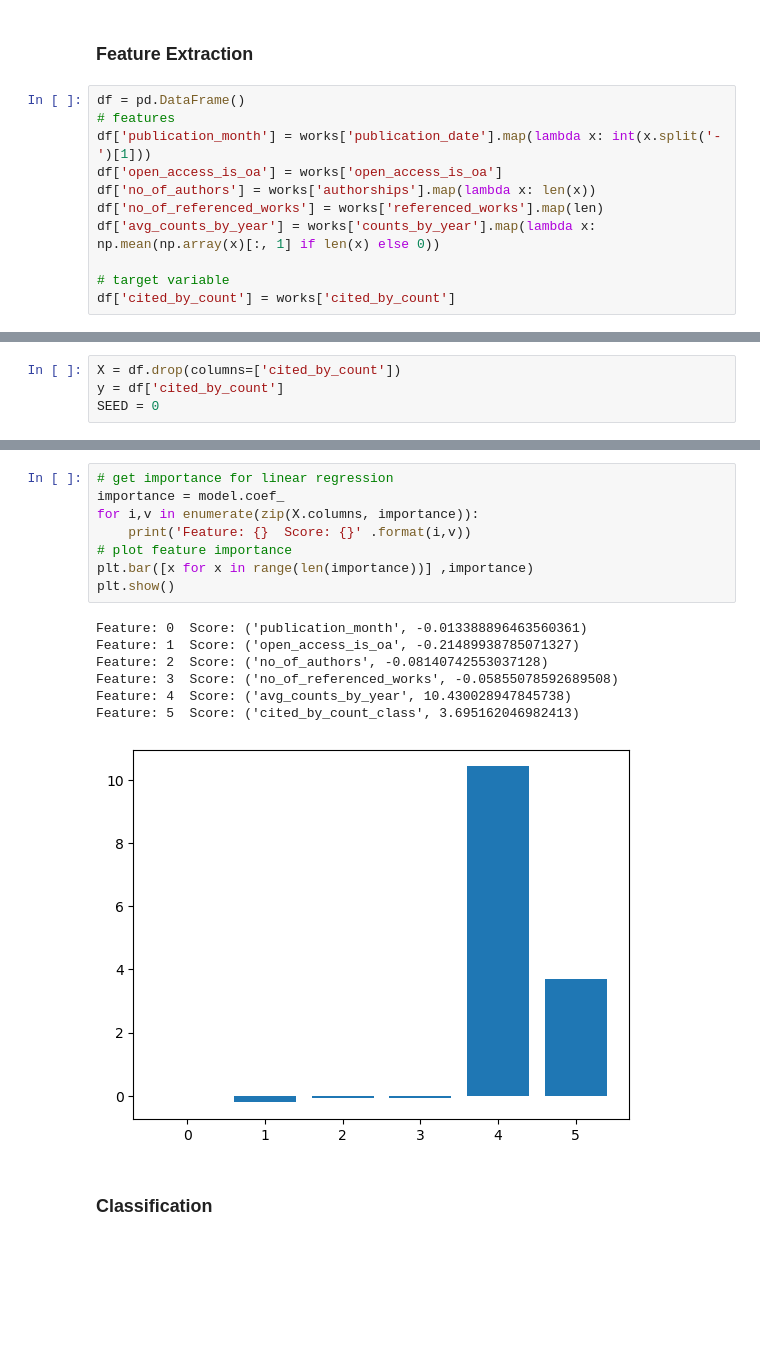
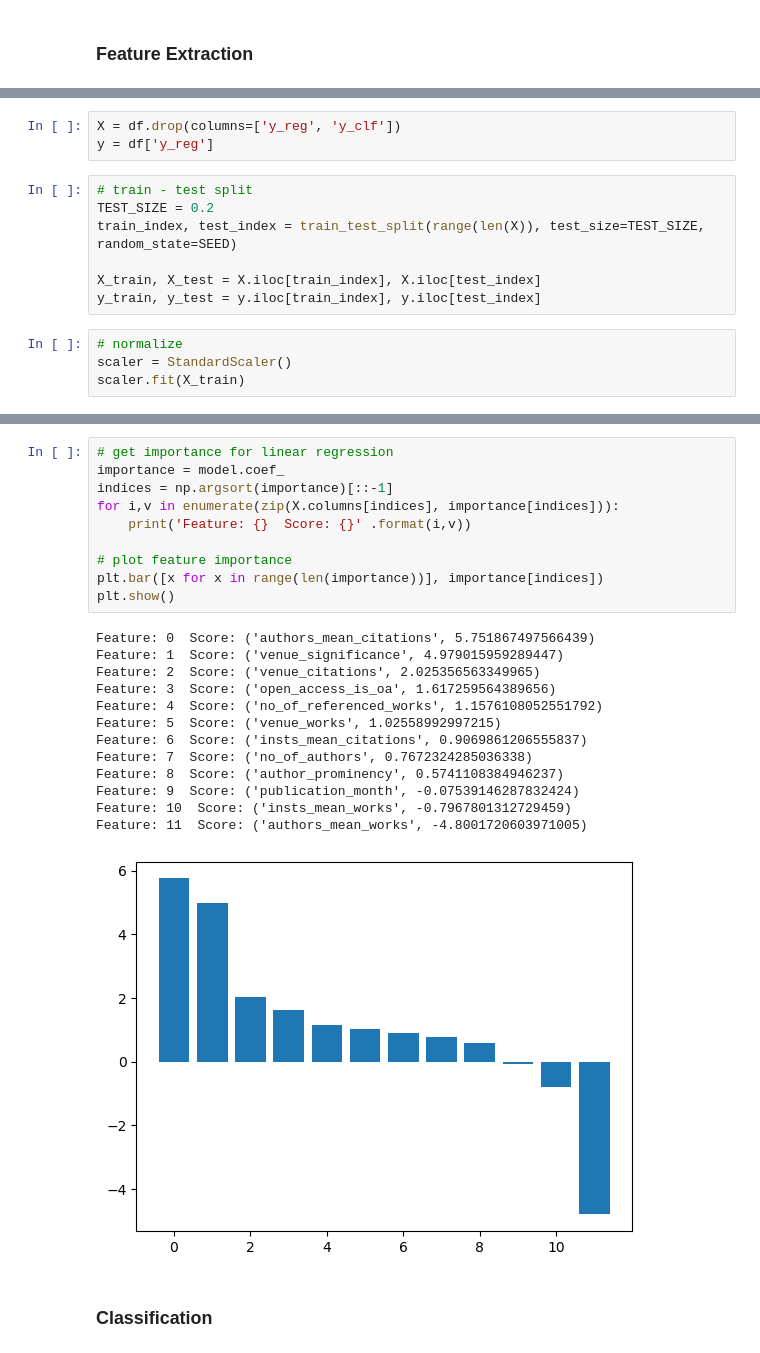
Before and after one commit to gtmdotme/citation_prediction, a Jupyter notebook: data-modeling-gtm.ipynb, the cells around one changed output, grey strips where cells are left out. Drawn from its saved outputs; the diff is of its cells as text; blank space fills up the shorter version.

```diff
--- a/data-modeling-gtm.ipynb
+++ b/data-modeling-gtm.ipynb
@@ -68,13 +123,2 @@ works.head()
 # %% [markdown]
 ### Feature Extraction
-# %%
-df = pd.DataFrame()
-# features
-df['publication_month'] = works['publication_date'].map(lambda x: int(x.split('-')[1]))
-df['open_access_is_oa'] = works['open_access_is_oa']
-df['no_of_authors'] = works['authorships'].map(lambda x: len(x))
-df['no_of_referenced_works'] = works['referenced_works'].map(len)
-df['avg_counts_by_year'] = works['counts_by_year'].map(lambda x: np.mean(np.array(x)[:, 1] if len(x) else 0))
-
-# target variable
-df['cited_by_count'] = works['cited_by_count']
@@ -96,4 +181,14 @@ df.head()
 # %%
-X = df.drop(columns=['cited_by_count'])
-y = df['cited_by_count']
-SEED = 0
+X = df.drop(columns=['y_reg', 'y_clf'])
+y = df['y_reg']
+# %%
+# train - test split
+TEST_SIZE = 0.2
+train_index, test_index = train_test_split(range(len(X)), test_size=TEST_SIZE, random_state=SEED)
+
+X_train, X_test = X.iloc[train_index], X.iloc[test_index]
+y_train, y_test = y.iloc[train_index], y.iloc[test_index]
+# %%
+# normalize
+scaler = StandardScaler()
+scaler.fit(X_train)
@@ -140,18 +243,26 @@ Linear Regression:
 # %%
 # get importance for linear regression
 importance = model.coef_
-for i,v in enumerate(zip(X.columns, importance)):
+indices = np.argsort(importance)[::-1]
+for i,v in enumerate(zip(X.columns[indices], importance[indices])):
     print('Feature: {}  Score: {}' .format(i,v))
+
 # plot feature importance
-plt.bar([x for x in range(len(importance))] ,importance)
+plt.bar([x for x in range(len(importance))], importance[indices])
 plt.show()
 # %% [output]
-Feature: 0  Score: ('publication_month', -0.013388896463560361)
-Feature: 1  Score: ('open_access_is_oa', -0.21489938785071327)
-Feature: 2  Score: ('no_of_authors', -0.08140742553037128)
-Feature: 3  Score: ('no_of_referenced_works', -0.05855078592689508)
-Feature: 4  Score: ('avg_counts_by_year', 10.430028947845738)
-Feature: 5  Score: ('cited_by_count_class', 3.695162046982413)
+Feature: 0  Score: ('authors_mean_citations', 5.751867497566439)
+Feature: 1  Score: ('venue_significance', 4.979015959289447)
+Feature: 2  Score: ('venue_citations', 2.025356563349965)
+Feature: 3  Score: ('open_access_is_oa', 1.617259564389656)
+Feature: 4  Score: ('no_of_referenced_works', 1.1576108052551792)
+Feature: 5  Score: ('venue_works', 1.02558992997215)
+Feature: 6  Score: ('insts_mean_citations', 0.9069861206555837)
+Feature: 7  Score: ('no_of_authors', 0.7672324285036338)
+Feature: 8  Score: ('author_prominency', 0.5741108384946237)
+Feature: 9  Score: ('publication_month', -0.07539146287832424)
+Feature: 10  Score: ('insts_mean_works', -0.7967801312729459)
+Feature: 11  Score: ('authors_mean_works', -4.8001720603971005)
-[figure, old version]
+[figure, new version]
 # %% [markdown]
 ### Classification
```
Also changed, not shown: parts of 25 cells of this notebook.
